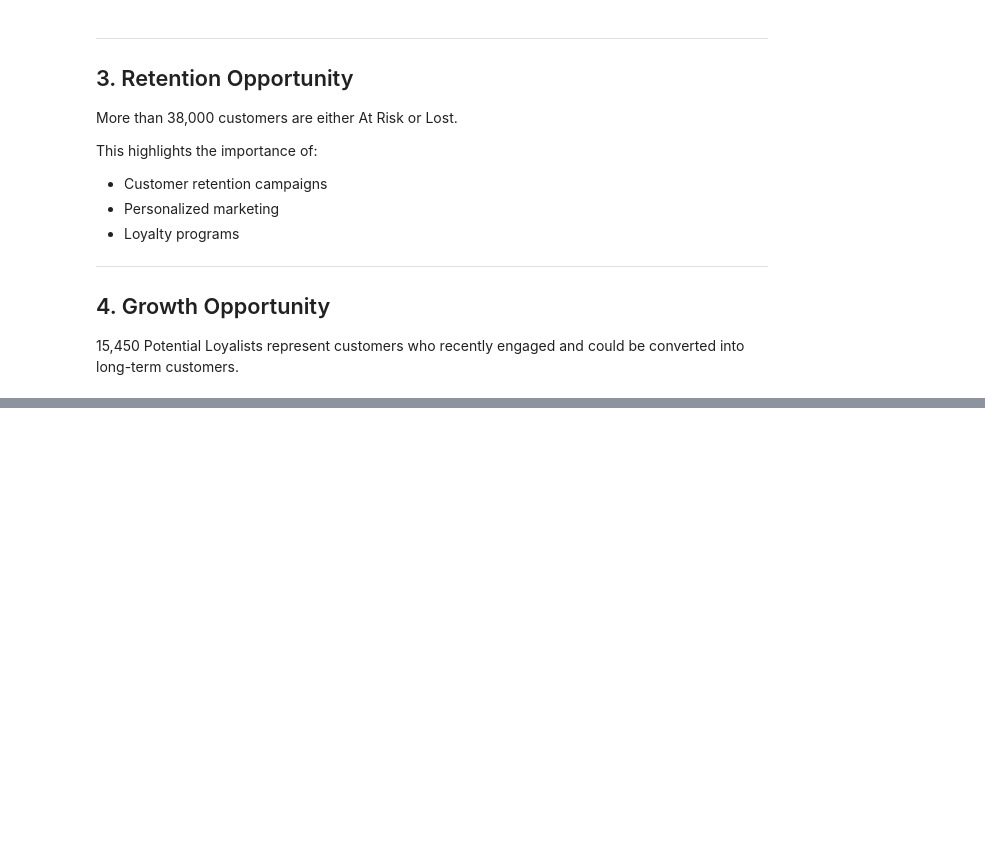
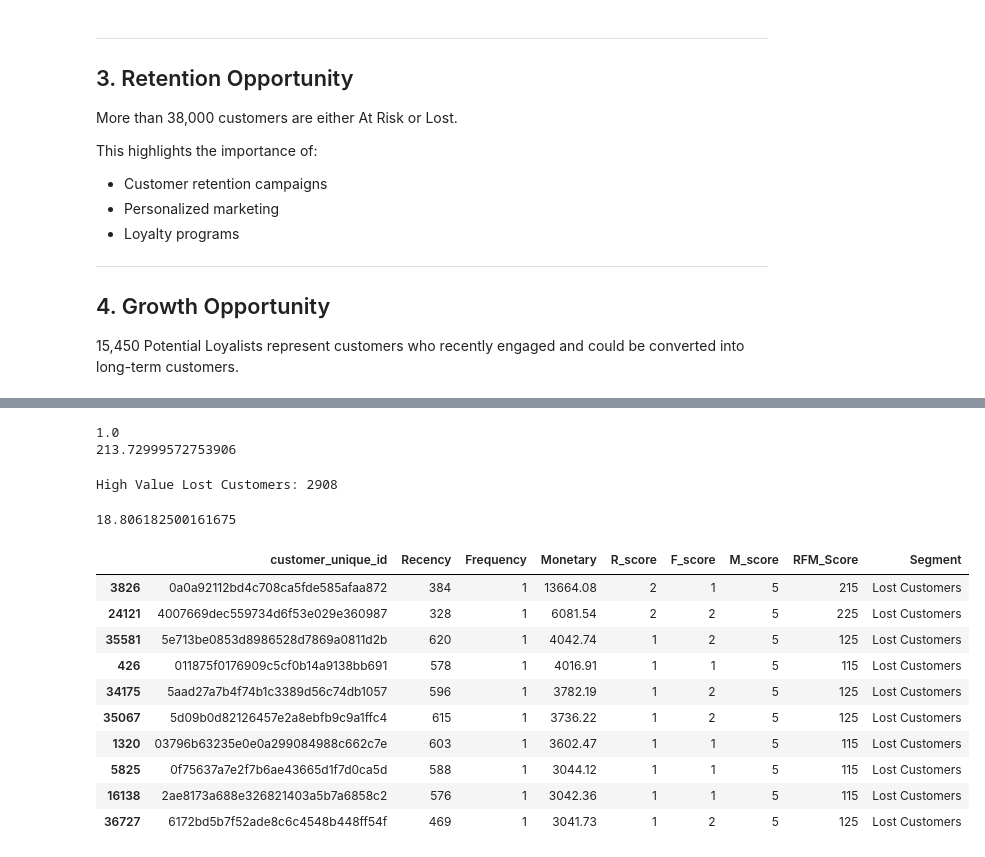
Before and after one commit to pybehnamshayan/olist-e2e-project, a Jupyter notebook: notebooks/RFM_Customer_Segmentation.ipynb, the cells around one changed output, grey strips where cells are left out. Saved outputs shown, nothing was run; the diff lists cells and outputs as text; code cells hidden in the pictures; blank space fills up the shorter version.

```diff
--- a/notebooks/RFM_Customer_Segmentation.ipynb
+++ b/notebooks/RFM_Customer_Segmentation.ipynb
@@ -482,3 +482,7 @@ This highlights the importance of:
 ## 4. Growth Opportunity
 
 15,450 Potential Loyalists represent customers who recently engaged and could be converted into long-term customers.
+# %%
+champions = rfm[rfm['Segment'] == 'Champions'].copy()
+
+lost = rfm[rfm['Segment'] == 'Lost Customers'].copy()
@@ -484,0 +501,49 @@ This highlights the importance of:
+# %%
+champion_freq_threshold = champions['Frequency'].median()
+
+champion_monetary_threshold = champions['Monetary'].median()
+
+print(champion_freq_threshold)
+print(champion_monetary_threshold)
+# %% [output]
+1.0
+213.72999572753906
+# %%
+lost_high_value = lost[
+    (
+        lost['Frequency']
+        >= champion_freq_threshold
+    )
+    &
+    (
+        lost['Monetary']
+        >= champion_monetary_threshold
+    )
+]
+# %%
+print(
+    f"High Value Lost Customers: {len(lost_high_value)}"
+)
+# %% [output]
+High Value Lost Customers: 2908
+# %%
+len(lost_high_value) / len(lost) * 100
+# %% [output]
+18.806182500161675
+# %%
+lost_high_value.sort_values(
+    'Monetary',
+    ascending=False
+).head(10)
+# %% [output]
+|  | customer_unique_id | Recency | Frequency | Monetary | R_score | F_score | M_score | RFM_Score | Segment |
+| 3826 | 0a0a92112bd4c708ca5fde585afaa872 | 384 | 1 | 13664.08 | 2 | 1 | 5 | 215 | Lost Customers |
+| 24121 | 4007669dec559734d6f53e029e360987 | 328 | 1 | 6081.54 | 2 | 2 | 5 | 225 | Lost Customers |
+| 35581 | 5e713be0853d8986528d7869a0811d2b | 620 | 1 | 4042.74 | 1 | 2 | 5 | 125 | Lost Customers |
+| 426 | 011875f0176909c5cf0b14a9138bb691 | 578 | 1 | 4016.91 | 1 | 1 | 5 | 115 | Lost Customers |
+| 34175 | 5aad27a7b4f74b1c3389d56c74db1057 | 596 | 1 | 3782.19 | 1 | 2 | 5 | 125 | Lost Customers |
+| 35067 | 5d09b0d82126457e2a8ebfb9c9a1ffc4 | 615 | 1 | 3736.22 | 1 | 2 | 5 | 125 | Lost Customers |
+| 1320 | 03796b63235e0e0a299084988c662c7e | 603 | 1 | 3602.47 | 1 | 1 | 5 | 115 | Lost Customers |
+| 5825 | 0f75637a7e2f7b6ae43665d1f7d0ca5d | 588 | 1 | 3044.12 | 1 | 1 | 5 | 115 | Lost Customers |
+| 16138 | 2ae8173a688e326821403a5b7a6858c2 | 576 | 1 | 3042.36 | 1 | 1 | 5 | 115 | Lost Customers |
+| 36727 | 6172bd5b7f52ade8c6c4548b448ff54f | 469 | 1 | 3041.73 | 1 | 2 | 5 | 125 | Lost Customers |
```
Also changed, not shown: parts of 11 cells of this notebook, 5 other files.
